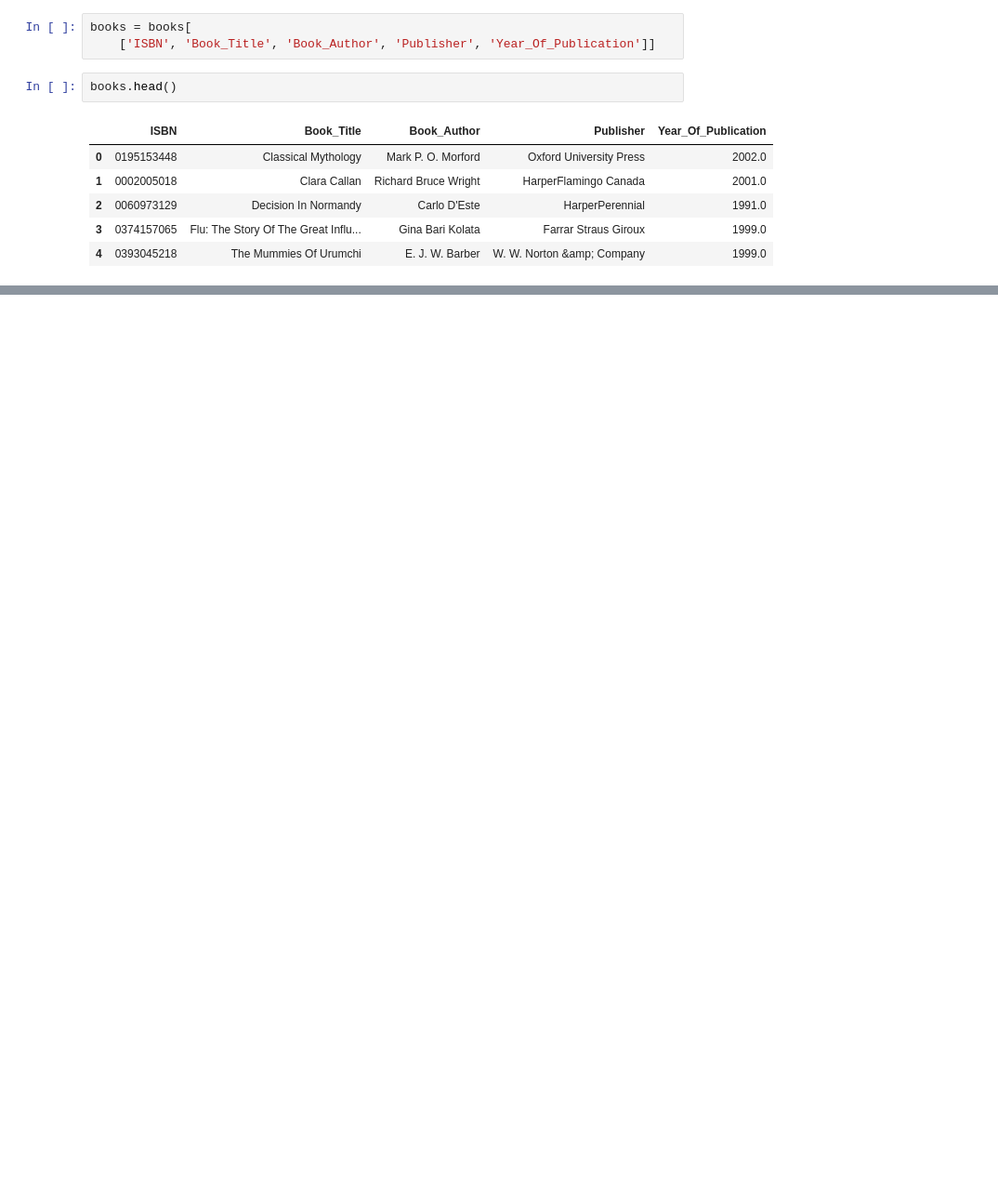
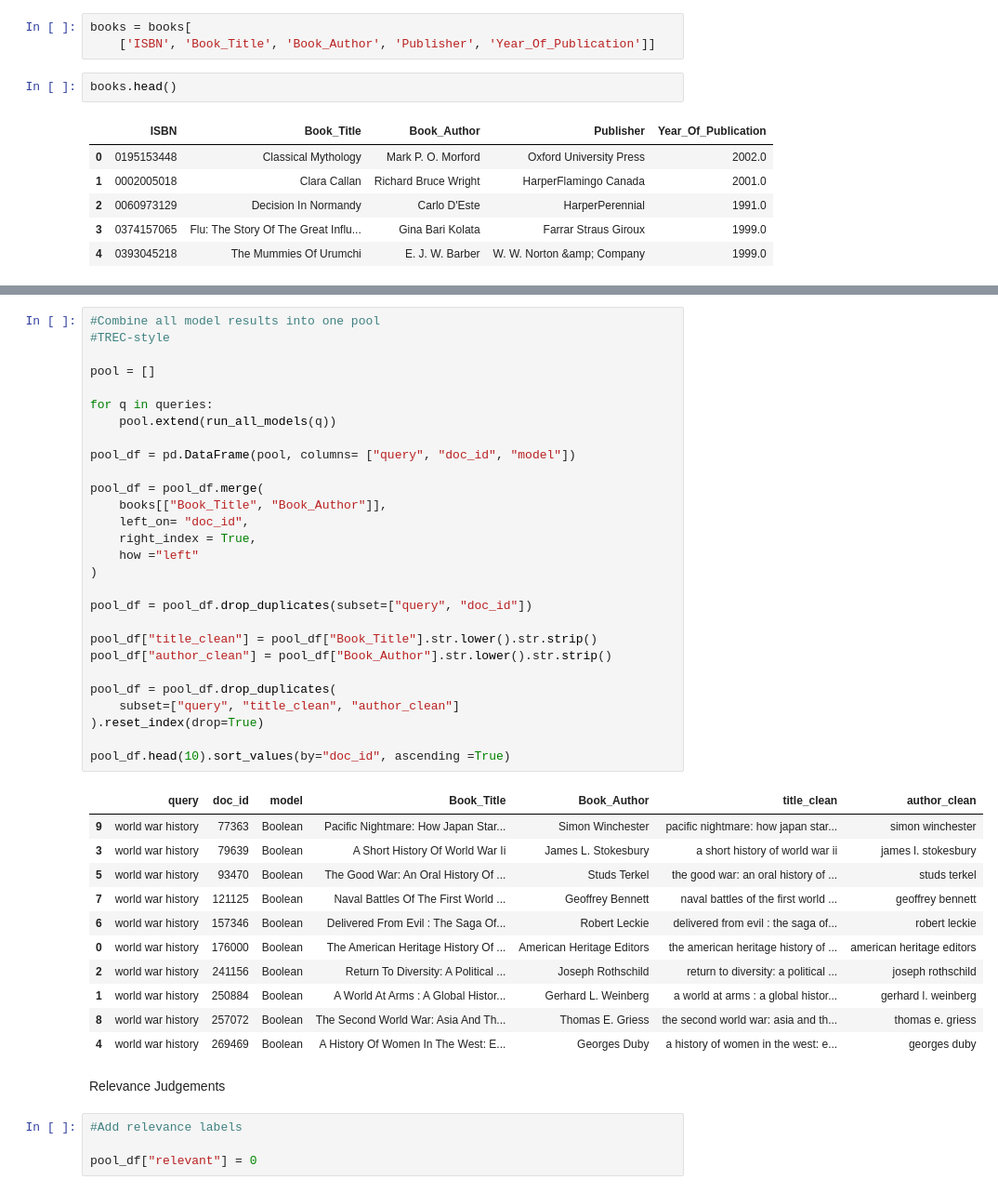
Before and after one commit to colleenfeaman/INFO-556-Project-IR-Systems, a Jupyter notebook: project.ipynb, the cells around one changed output, grey strips where cells are left out. Shown at 93% size. Drawn from its saved outputs; the diff is of its cells as text; blank space fills up the shorter version.

```diff
--- a/project.ipynb
+++ b/project.ipynb
@@ -137,0 +305,46 @@ books.head()
+# %%
+#Combine all model results into one pool
+#TREC-style
+
+pool = []
+
+for q in queries:
+    pool.extend(run_all_models(q))
+
+pool_df = pd.DataFrame(pool, columns= ["query", "doc_id", "model"])
+
+pool_df = pool_df.merge(
+    books[["Book_Title", "Book_Author"]],
+    left_on= "doc_id",
+    right_index = True,
+    how ="left"
+)
+
+pool_df = pool_df.drop_duplicates(subset=["query", "doc_id"])
+
+pool_df["title_clean"] = pool_df["Book_Title"].str.lower().str.strip()
+pool_df["author_clean"] = pool_df["Book_Author"].str.lower().str.strip()
+
+pool_df = pool_df.drop_duplicates(
+    subset=["query", "title_clean", "author_clean"]
+).reset_index(drop=True)
+
+pool_df.head(10).sort_values(by="doc_id", ascending =True)
+# %% [output]
+|  | query | doc_id | model | Book_Title | Book_Author | title_clean | author_clean |
+| 9 | world war history | 77363 | Boolean | Pacific Nightmare: How Japan Star... | Simon Winchester | pacific nightmare: how japan star... | simon winchester |
+| 3 | world war history | 79639 | Boolean | A Short History Of World War Ii | James L. Stokesbury | a short history of world war ii | james l. stokesbury |
+| 5 | world war history | 93470 | Boolean | The Good War: An Oral History Of ... | Studs Terkel | the good war: an oral history of ... | studs terkel |
+| 7 | world war history | 121125 | Boolean | Naval Battles Of The First World ... | Geoffrey Bennett | naval battles of the first world ... | geoffrey bennett |
+| 6 | world war history | 157346 | Boolean | Delivered From Evil : The Saga Of... | Robert Leckie | delivered from evil : the saga of... | robert leckie |
+| 0 | world war history | 176000 | Boolean | The American Heritage History Of ... | American Heritage Editors | the american heritage history of ... | american heritage editors |
+| 2 | world war history | 241156 | Boolean | Return To Diversity: A Political ... | Joseph Rothschild | return to diversity: a political ... | joseph rothschild |
+| 1 | world war history | 250884 | Boolean | A World At Arms : A Global Histor... | Gerhard L. Weinberg | a world at arms : a global histor... | gerhard l. weinberg |
+| 8 | world war history | 257072 | Boolean | The Second World War: Asia And Th... | Thomas E. Griess | the second world war: asia and th... | thomas e. griess |
+| 4 | world war history | 269469 | Boolean | A History Of Women In The West: E... | Georges Duby | a history of women in the west: e... | georges duby |
+# %% [markdown]
+Relevance Judgements
+# %%
+#Add relevance labels
+
+pool_df["relevant"] = 0
```
Also changed, not shown: parts of 33 cells of this notebook, 1 other file.
